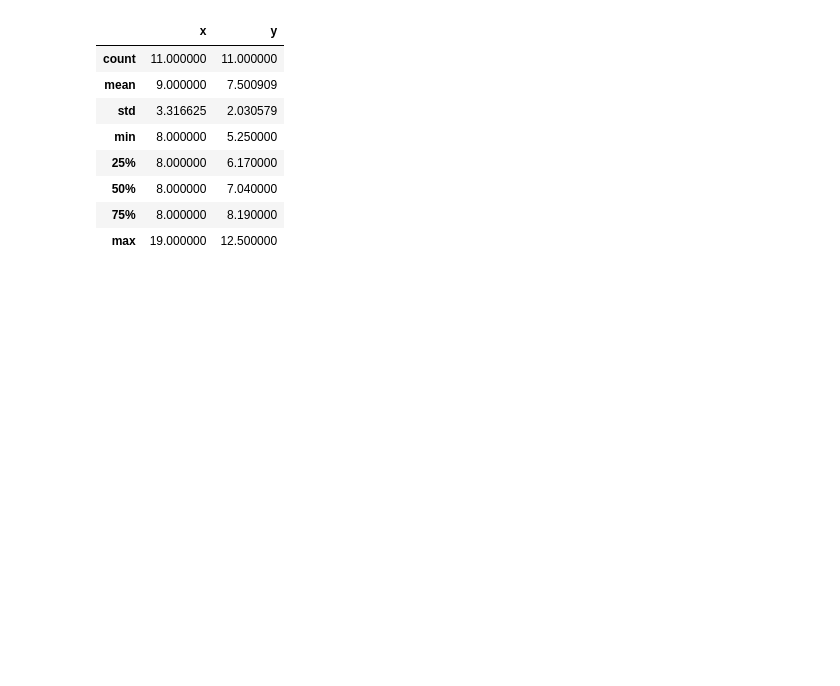
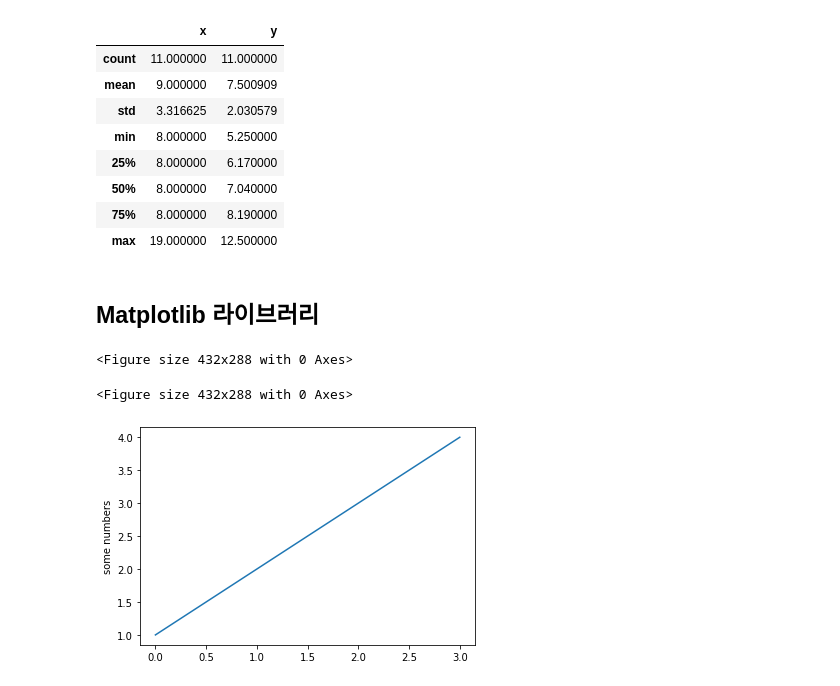
Before and after one commit to plumwiserim/data-analysis-2, a Jupyter notebook: Untitled0.ipynb, the cells around one changed output. Saved outputs shown, nothing was run; the diff lists cells and outputs as text; code cells hidden in the pictures; blank space fills up the shorter version.

Commit message:
Colaboratory를 통해 생성됨 - Matplotlib 라이브러리

```diff
--- a/Untitled0.ipynb
+++ b/Untitled0.ipynb
@@ -72,3 +72,5 @@ dataset_4.describe()
 | 50% | 8.000000 | 7.040000 |
 | 75% | 8.000000 | 8.190000 |
 | max | 19.000000 | 12.500000 |
+# %% [markdown]
+## Matplotlib 라이브러리
@@ -74,0 +79,11 @@ dataset_4.describe()
+# %%
+plt.figure()
+# %% [output]
+<Figure size 432x288 with 0 Axes>
+<Figure size 432x288 with 0 Axes>
+# %%
+plt.plot([1, 2, 3, 4])
+plt.ylabel('some numbers')
+plt.show()
+# %% [output]
+[figure, added]
```
Also changed, not shown: parts of 21 cells of this notebook.
